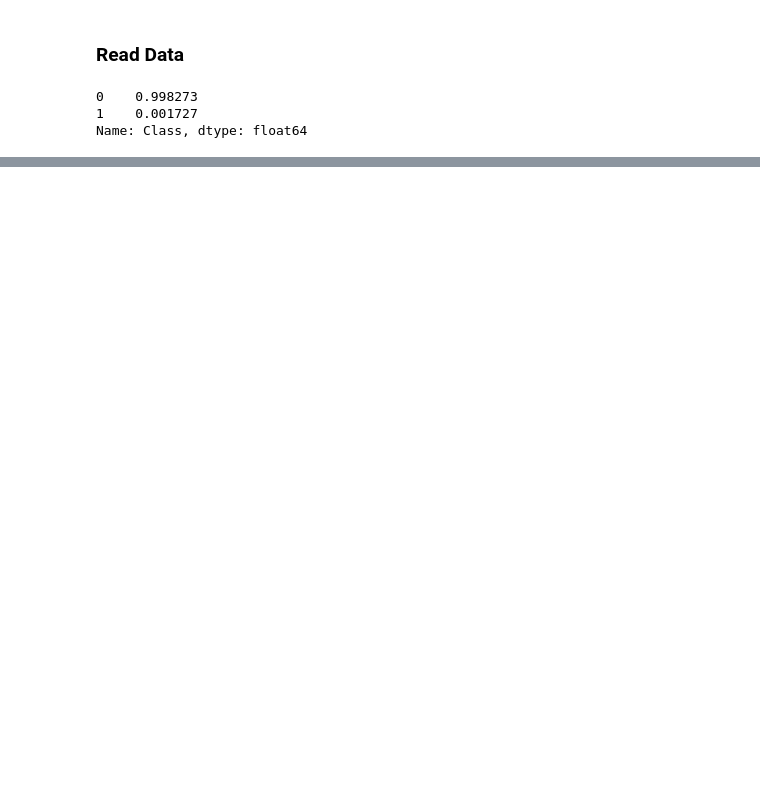
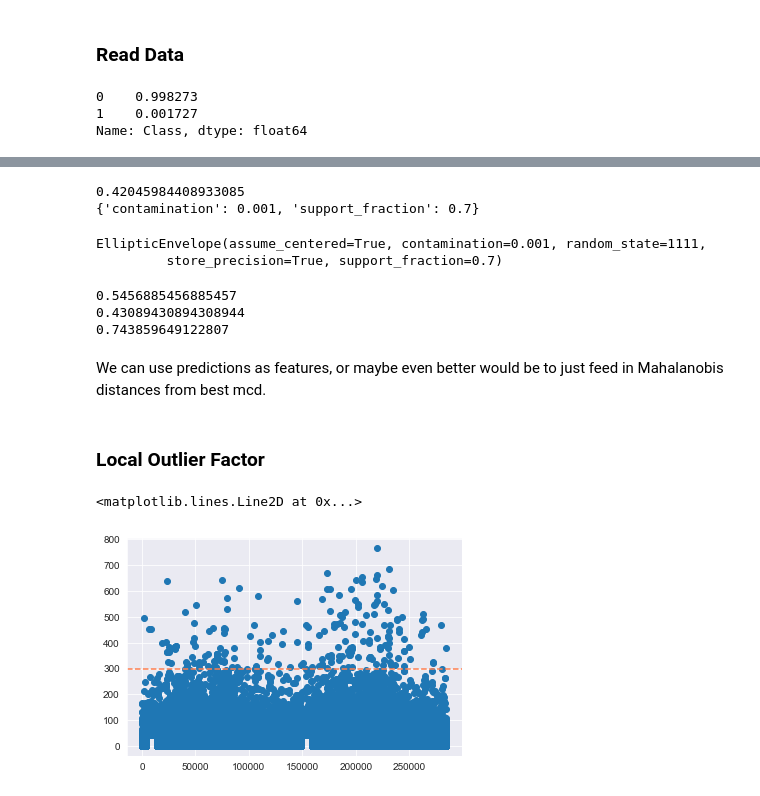
Before and after one commit to rshap91/credit_card_fraud, a Jupyter notebook: OutlierDetection.ipynb, the cells around one changed output, grey strips where cells are left out. Cells and saved outputs as stored; diff of their text form; code cells hidden in the pictures; blank space fills up the shorter version.

Commit message:
Elliptic Envelope Outlier Detection

```diff
--- a/OutlierDetection.ipynb
+++ b/OutlierDetection.ipynb
@@ -47,4 +65 @@ x = df.drop(['Time','Class'], axis=1)
 y = df.Class
-# %%
-mcd = MinCovDet()
-mcd.fit(x)
@@ -53,0 +96,40 @@ MinCovDet(assume_centered=False, random_state=None, store_precision=True,
+# %%
+print(grid.best_score_)
+print(grid.best_params_)
+# %% [output]
+0.42045984408933085
+{'contamination': 0.001, 'support_fraction': 0.7}
+# %%
+grid.best_estimator_
+# %% [output]
+EllipticEnvelope(assume_centered=True, contamination=0.001, random_state=1111,
+         store_precision=True, support_fraction=0.7)
+# %%
+ee = EllipticEnvelope(assume_centered=True, contamination=0.001, support_fraction=0.7,random_state=SEED)
+ee.fit(x,y)
+ypred = np.where(ee.predict(x)>0, 0, 1)
+print(metrics.f1_score(y,ypred))
+print(metrics.recall_score(y,ypred))
+print(metrics.precision_score(y,ypred))
+# %% [output]
+0.5456885456885457
+0.43089430894308944
+0.743859649122807
+# %% [markdown]
+We can use predictions as features, or maybe even better would be to just feed in Mahalanobis distances from best mcd.
+# %% [markdown]
+### Local Outlier Factor
+# %%
+robust_mean = mcd.location_
+robust_cov = mcd.covariance_
+dists = mcd.dist_
+
+mask = np.ones_like(dists).astype(bool)
+mask[np.argmax(dists)] = 0
+
+plt.scatter(range(len(dists[mask])), np.power(dists[mask], 0.3333))
+plt.axhline(300, color = 'coral', linestyle='--')
+plt.ylabel('Cubic Root of Mahalanobis Distances')
+# %% [output]
+<matplotlib.lines.Line2D at 0x...>
+[figure, added]
```
Also changed, not shown: parts of 11 cells of this notebook, 1 other file.
